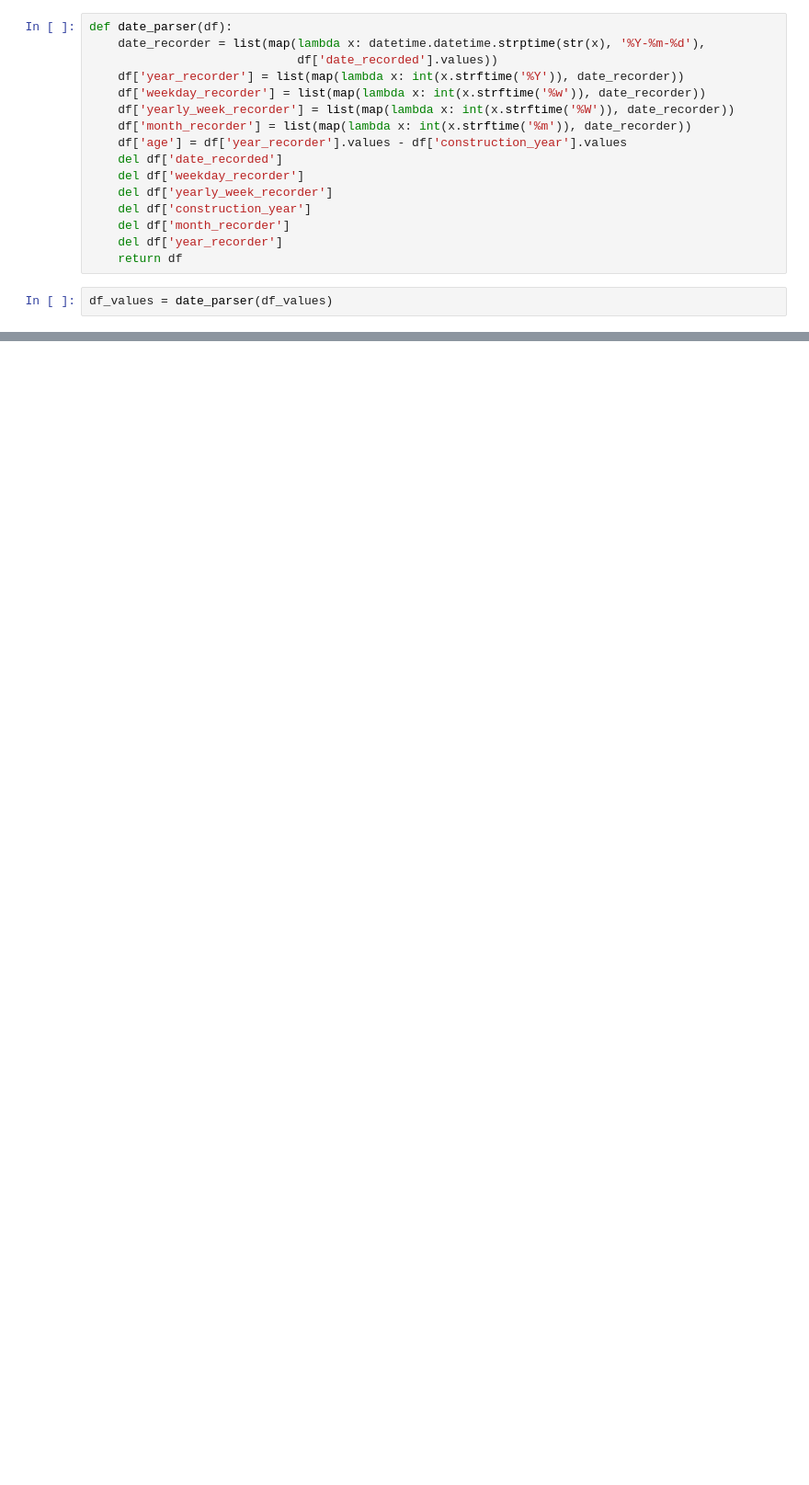
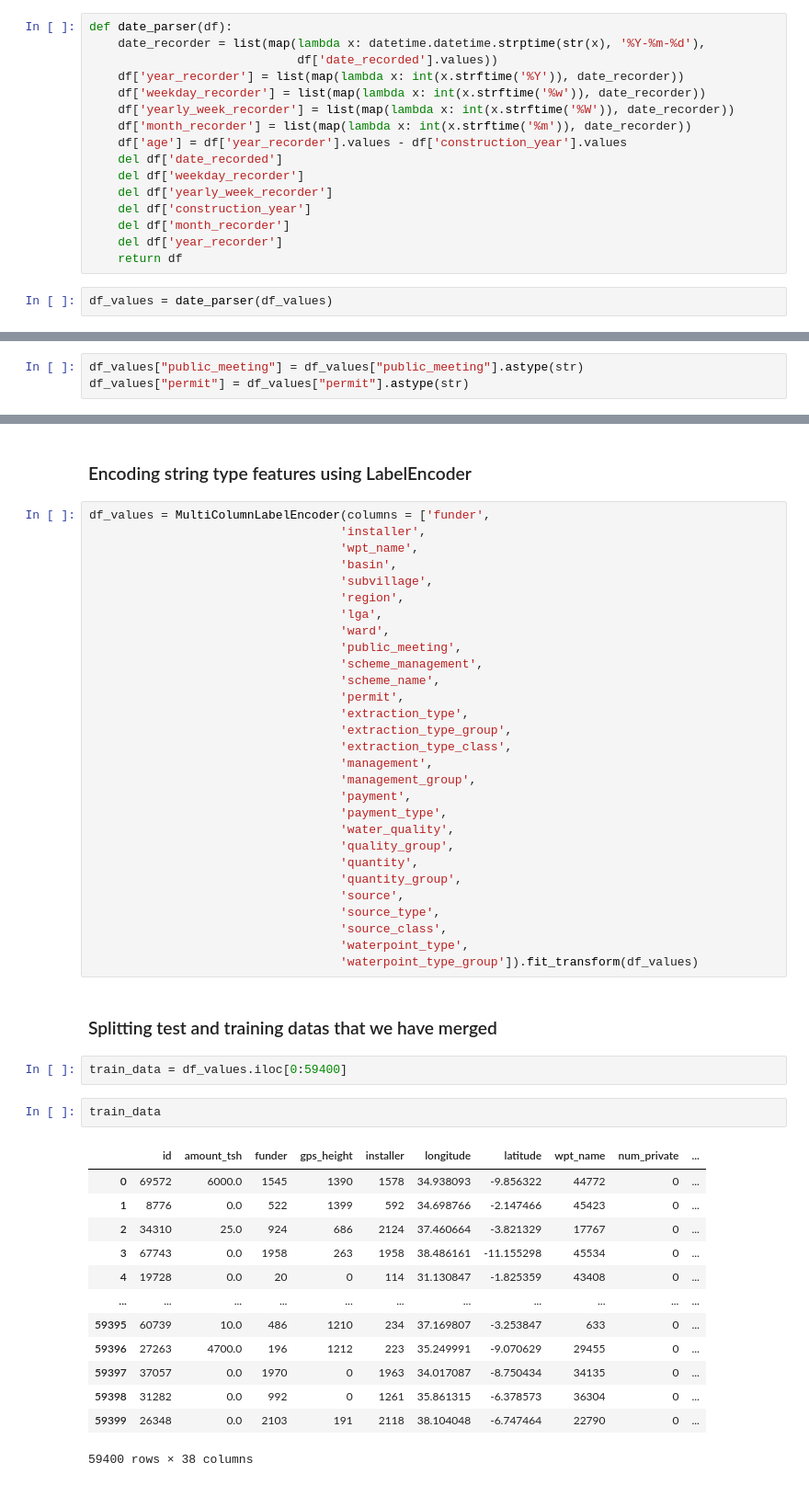
Before and after one commit to mertkaya13/WFT, a Jupyter notebook: WaterForTansania.ipynb, the cells around one changed output, grey strips where cells are left out. Shown at 92% size. Saved outputs shown, nothing was run; the diff lists cells and outputs as text; blank space fills up the shorter version.

```diff
--- a/WaterForTansania.ipynb
+++ b/WaterForTansania.ipynb
@@ -290,0 +428,3 @@ df_values
+# %%
+df_values["public_meeting"] = df_values["public_meeting"].astype(str)
+df_values["permit"] = df_values["permit"].astype(str)
@@ -290,0 +458,51 @@ df_values
+# %% [markdown]
+### Encoding string type features using LabelEncoder
+# %%
+df_values = MultiColumnLabelEncoder(columns = ['funder',
+                                   'installer',
+                                   'wpt_name',
+                                   'basin',
+                                   'subvillage',
+                                   'region',
+                                   'lga',
+                                   'ward',
+                                   'public_meeting',
+                                   'scheme_management',
+                                   'scheme_name',
+                                   'permit',
+                                   'extraction_type',
+                                   'extraction_type_group',
+                                   'extraction_type_class',
+                                   'management',
+                                   'management_group',
+                                   'payment',
+                                   'payment_type',
+                                   'water_quality',
+                                   'quality_group',
+                                   'quantity',
+                                   'quantity_group',
+                                   'source',
+                                   'source_type',
+                                   'source_class',
+                                   'waterpoint_type',
+                                   'waterpoint_type_group']).fit_transform(df_values)
+# %% [markdown]
+### Splitting test and training datas that we have merged
+# %%
+train_data = df_values.iloc[0:59400]
+# %%
+train_data
+# %% [output]
+|  | id | amount_tsh | funder | gps_height | installer | longitude | latitude | wpt_name | num_private | ... |
+| 0 | 69572 | 6000.0 | 1545 | 1390 | 1578 | 34.938093 | -9.856322 | 44772 | 0 | ... |
+| 1 | 8776 | 0.0 | 522 | 1399 | 592 | 34.698766 | -2.147466 | 45423 | 0 | ... |
+| 2 | 34310 | 25.0 | 924 | 686 | 2124 | 37.460664 | -3.821329 | 17767 | 0 | ... |
+| 3 | 67743 | 0.0 | 1958 | 263 | 1958 | 38.486161 | -11.155298 | 45534 | 0 | ... |
+| 4 | 19728 | 0.0 | 20 | 0 | 114 | 31.130847 | -1.825359 | 43408 | 0 | ... |
+| ... | ... | ... | ... | ... | ... | ... | ... | ... | ... | ... |
+| 59395 | 60739 | 10.0 | 486 | 1210 | 234 | 37.169807 | -3.253847 | 633 | 0 | ... |
+| 59396 | 27263 | 4700.0 | 196 | 1212 | 223 | 35.249991 | -9.070629 | 29455 | 0 | ... |
+| 59397 | 37057 | 0.0 | 1970 | 0 | 1963 | 34.017087 | -8.750434 | 34135 | 0 | ... |
+| 59398 | 31282 | 0.0 | 992 | 0 | 1261 | 35.861315 | -6.378573 | 36304 | 0 | ... |
+| 59399 | 26348 | 0.0 | 2103 | 191 | 2118 | 38.104048 | -6.747464 | 22790 | 0 | ... |
+59400 rows × 38 columns
```
Also changed, not shown: parts of 109 cells of this notebook.
